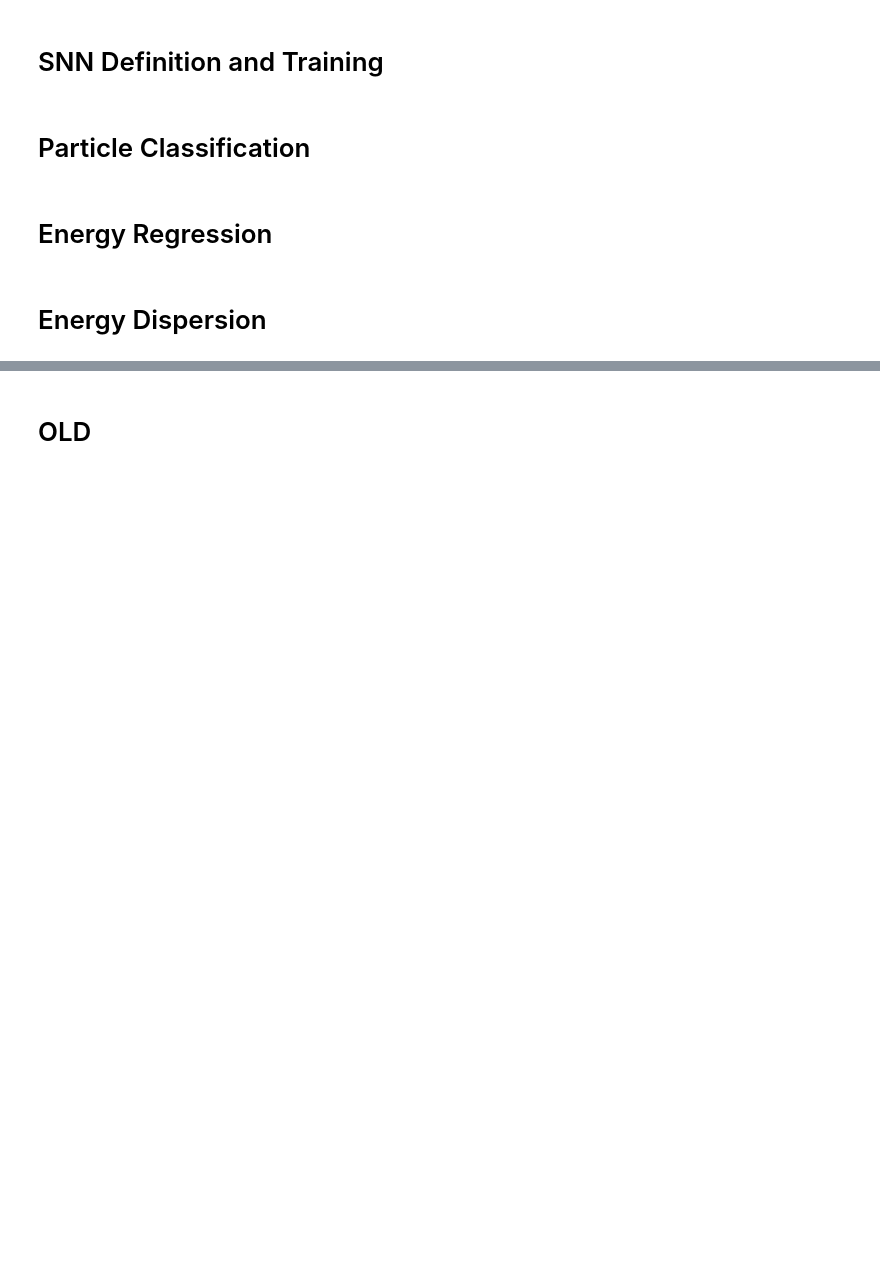
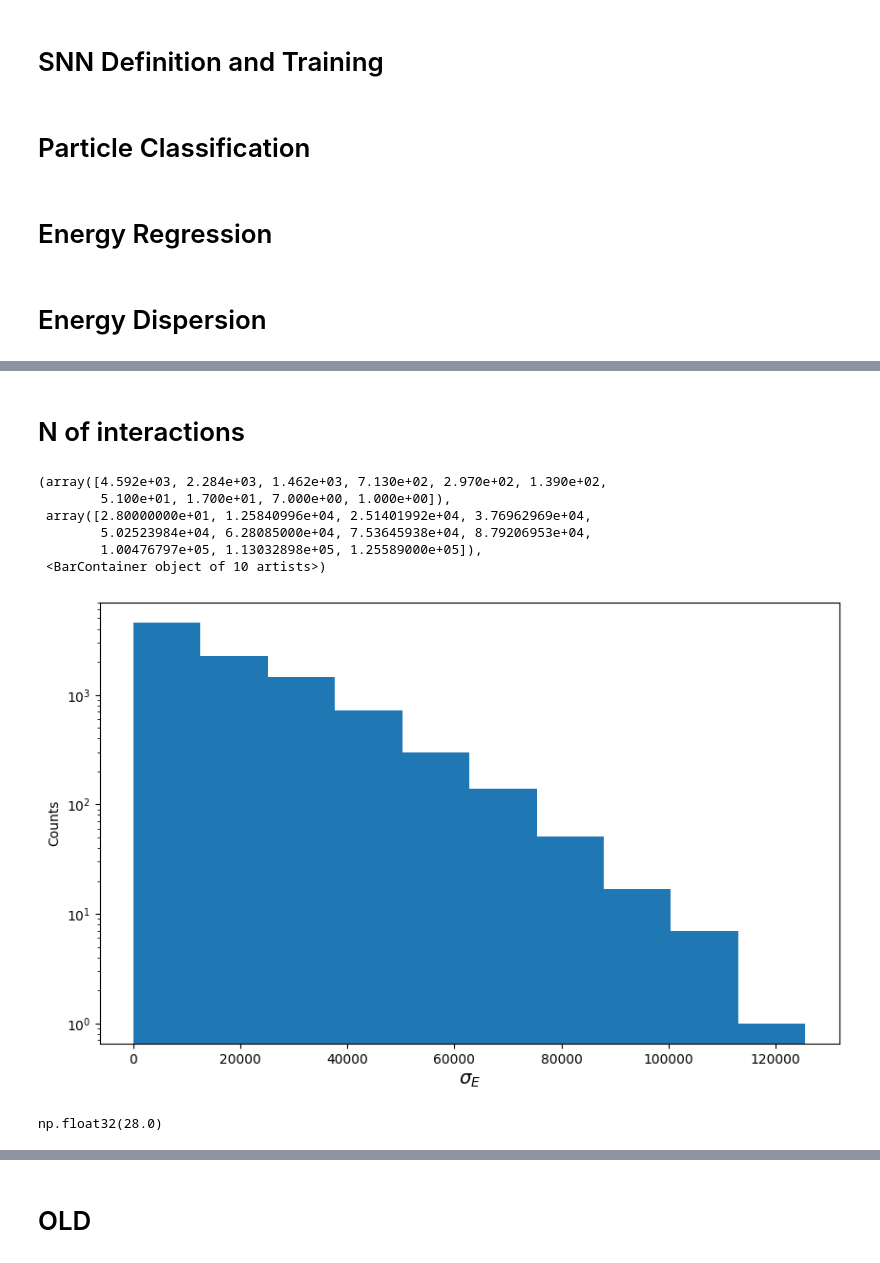
Before and after one commit to enlupi/SNN-Cal, a Jupyter notebook: SNN/SNN.ipynb, the cells around one changed output, grey strips where cells are left out. Saved outputs shown, nothing was run; the diff lists cells and outputs as text; code cells hidden in the pictures; blank space fills up the shorter version.

```diff
--- a/SNN/SNN.ipynb
+++ b/SNN/SNN.ipynb
@@ -478,0 +588,5 @@ data_train, data_test, data_val = ds.build_dataset("../Data", max_files=5, targe
+# %% [markdown]
+# N of interactions
+# %%
+data_train, data_test, data_val = ds.build_dataset("../Data/PrimaryOnly", max_files=5, target="N_int",
+                                                   transform= lambda x: (x[0], ds.to_tensor_and_dtype(x[1], torch.float32)))
@@ -478,0 +599,20 @@ data_train, data_test, data_val = ds.build_dataset("../Data", max_files=5, targe
+# %%
+Nint = ((np.array([d[1] for d in data_train])))
+
+fig = plt.figure(facecolor="w", figsize=(10, 6))
+plt.xlabel(r'$\sigma_{E}$', fontsize=14)
+plt.ylabel("Counts")
+plt.yscale("log")
+plt.hist(Nint)
+# %% [output]
+(array([4.592e+03, 2.284e+03, 1.462e+03, 7.130e+02, 2.970e+02, 1.390e+02,
+        5.100e+01, 1.700e+01, 7.000e+00, 1.000e+00]),
+ array([2.80000000e+01, 1.25840996e+04, 2.51401992e+04, 3.76962969e+04,
+        5.02523984e+04, 6.28085000e+04, 7.53645938e+04, 8.79206953e+04,
+        1.00476797e+05, 1.13032898e+05, 1.25589000e+05]),
+ <BarContainer object of 10 artists>)
+[figure, added]
+# %%
+min(Nint)
+# %% [output]
+np.float32(28.0)
```
Also changed, not shown: parts of 8 cells of this notebook.
